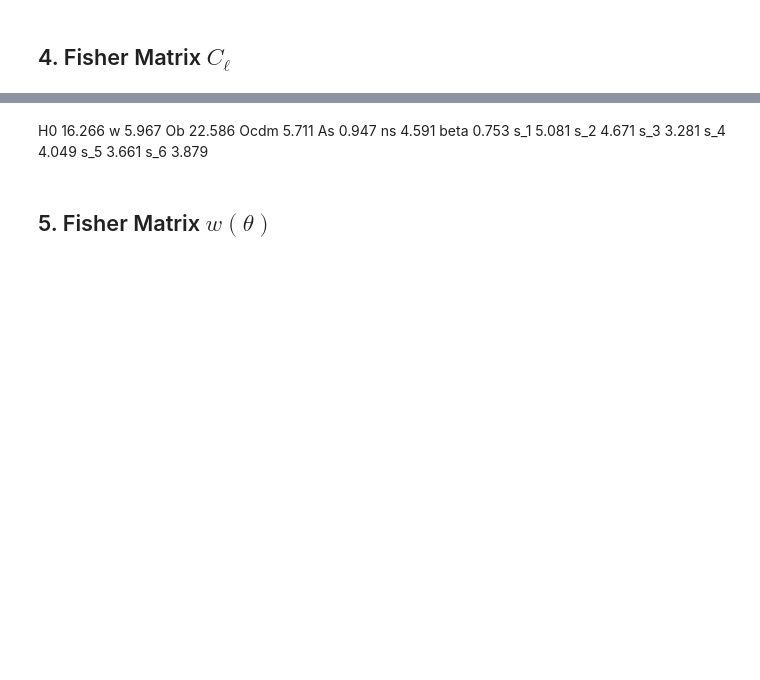
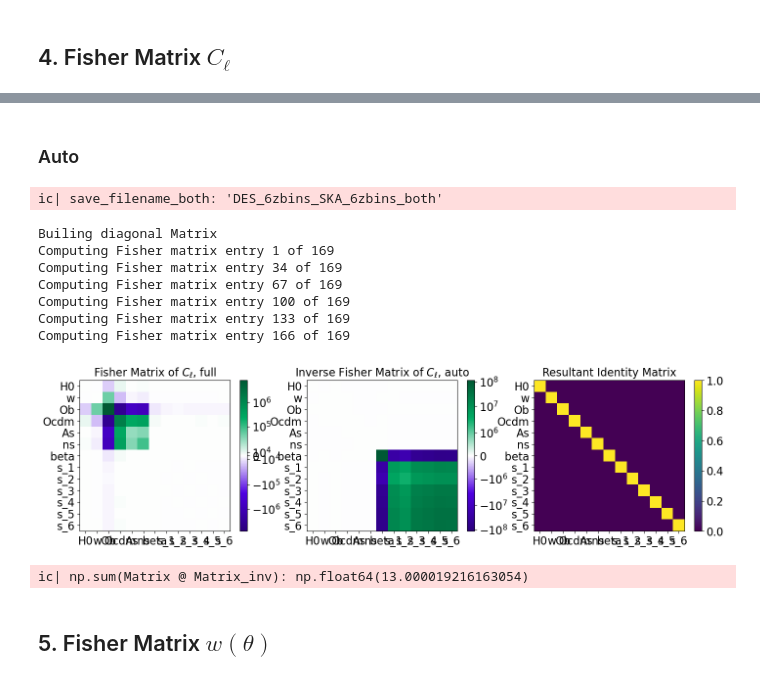
Before and after one commit to GreenTS27/Photo_Surveys-HI_IM-Fisher_Matrix, a Jupyter notebook: Fisher_Matrix_C_ell_vs_w_t.ipynb, the cells around one changed output, grey strips where cells are left out. Drawn from its saved outputs; the diff is of its cells as text; code cells hidden in the pictures; blank space fills up the shorter version.

```diff
--- a/Fisher_Matrix_C_ell_vs_w_t.ipynb
+++ b/Fisher_Matrix_C_ell_vs_w_t.ipynb
@@ -2682,14 +2689,0 @@ np.float64(4.2308050534725465e-96)
-# %% [markdown]
-H0 16.266
-w 5.967
-Ob 22.586
-Ocdm 5.711
-As 0.947
-ns 4.591
-beta 0.753
-s_1 5.081
-s_2 4.671
-s_3 3.281
-s_4 4.049
-s_5 3.661
-s_6 3.879
@@ -2776,3 +2690,45 @@ s_6 3.879
+# %% [markdown]
+### Auto
+# %%
+# # Loading data
+
+save_filename_both = f"{Survey_Gal}_{N_bins_Gal}zbins_{Survey_HI}_{N_bins_HI}zbins_both"
+ic(save_filename_both)
+
+Cov_Matrix_both_auto = np.load(F"{folder_name}FisherM_CovM_auto_{save_filename_both}.npy")
+
+
+with open(F"{folder_name}FisherM_deriv_auto_{save_filename_both}.pkl", 'rb') as file:
+    dic_derivatives_both_auto = pickle.load(file)
+# %% [output]
+ic| save_filename_both: 'DES_6zbins_SKA_6zbins_both'
+# %%
+# Calculating matrix
+list_CosmP_log = [ "As" ]
+# list_CosmP_log = [ "H0", "Ob", "Ocdm", "As"]
+
+Fish_Cl_auto = Fisher_Matrix_Cl_better(Data_arr_indices_auto, dic_Cosm_param, Cov_Matrix_both_auto, dic_derivatives_both_auto,
+                                full_l_min, l_min, full_l_max, l_max, dic_f_sky, dic_Gal_HI_id=dic_Gal_HI_id,
+                                ell_step=ell_step, list_CosmP_log=list_CosmP_log, verbose=True)
+
+# Ploting Matrix
+Visualising_F_Matrices( Fish_Cl_auto, dic_Cosm_param,
+                        list_titles=[r"Fisher Matrix of $C_\ell$, full",r"Inverse Fisher Matrix of $C_\ell$, auto",
+                                    "Resultant Identity Matrix"])
+
+# Saving data
+df_Cl_auto = pd.DataFrame(data=Fish_Cl_auto.astype(float))
+df_Cl_auto.to_csv(F"{folder_name}FisherM_Cl_auto_{save_filename}.csv", sep=' ', header=False, float_format='%.8g', index=False)
+# %% [output]
+Builing diagonal Matrix
+Computing Fisher matrix entry 1 of 169
+Computing Fisher matrix entry 34 of 169
+Computing Fisher matrix entry 67 of 169
+Computing Fisher matrix entry 100 of 169
+Computing Fisher matrix entry 133 of 169
+Computing Fisher matrix entry 166 of 169
+[figure, added]
+ic| np.sum(Matrix @ Matrix_inv): np.float64(13.000019216163054)
 # %% [markdown]
 ## 5. Fisher Matrix $w(\theta)$
 # %%
```
Also changed, not shown: parts of 15 cells of this notebook.
